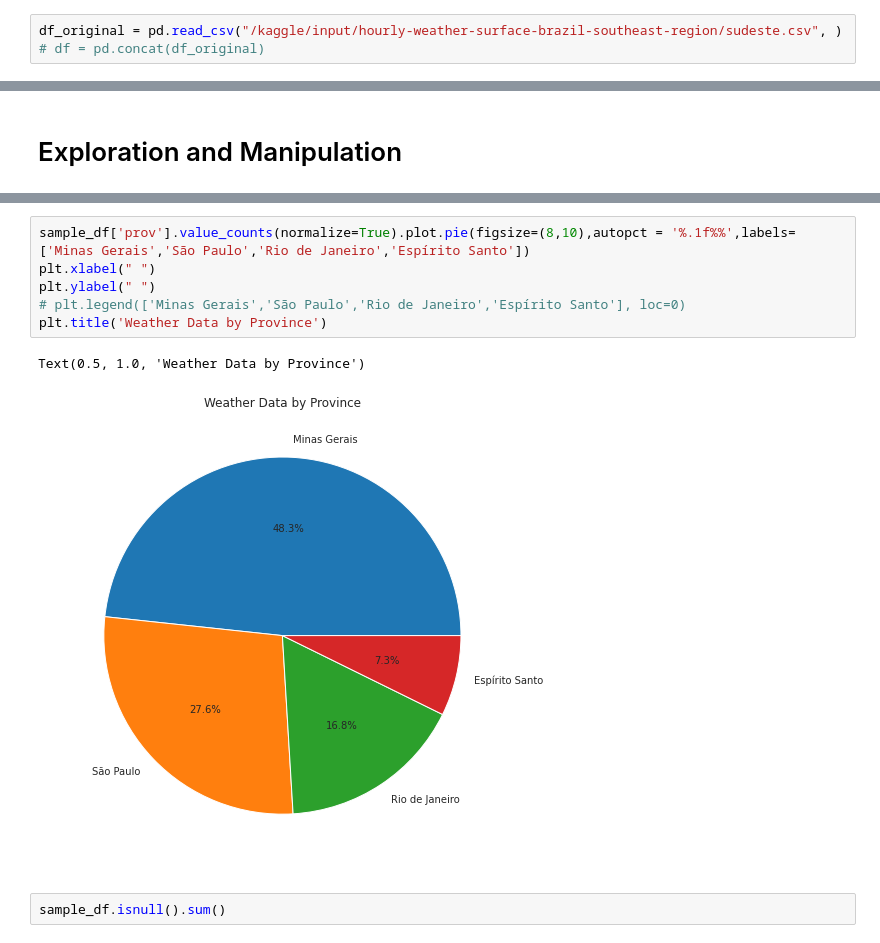
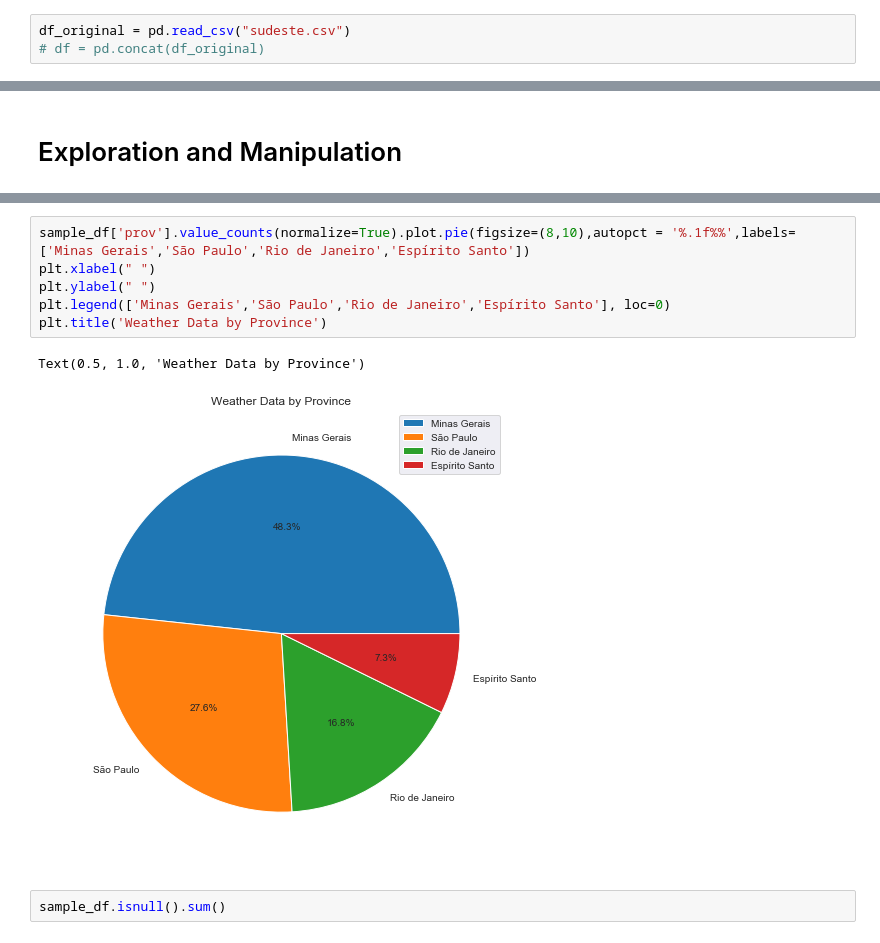
Before and after one commit to ducnguyen4993/Hourly-Weather-Surface---Brazil-Southeast-region-Data-Analysis, a Jupyter notebook: weather data analysis.ipynb, the cells around one changed output, grey strips where cells are left out. Saved outputs shown, nothing was run; the diff lists cells and outputs as text.

```diff
--- a/weather data analysis.ipynb
+++ b/weather data analysis.ipynb
@@ -25,7 +24,7 @@ import seaborn as sns
 sns.set_style('darkgrid')
 plt.rcParams["patch.force_edgecolor"] = True
 # %%
-df_original = pd.read_csv("/kaggle/input/hourly-weather-surface-brazil-southeast-region/sudeste.csv", )
+df_original = pd.read_csv("sudeste.csv")
 # df = pd.concat(df_original)
 # %% [markdown]
 # Sample Data
@@ -145,12 +156,12 @@ sample_df.drop(['wsid','inme'],inplace=True, axis=1)
 # %%
 sample_df['prov'].value_counts(normalize=True).plot.pie(figsize=(8,10),autopct = '%.1f%%',labels=['Minas Gerais','São Paulo','Rio de Janeiro','Espírito Santo'])
 plt.xlabel(" ")
 plt.ylabel(" ")
-# plt.legend(['Minas Gerais','São Paulo','Rio de Janeiro','Espírito Santo'], loc=0)
+plt.legend(['Minas Gerais','São Paulo','Rio de Janeiro','Espírito Santo'], loc=0)
 plt.title('Weather Data by Province')
 # %% [output]
 Text(0.5, 1.0, 'Weather Data by Province')
-[figure, old version]
+[figure, new version]
 # %%
 sample_df.isnull().sum()
 # %% [output]
```
Also changed, not shown: parts of 29 cells of this notebook.
